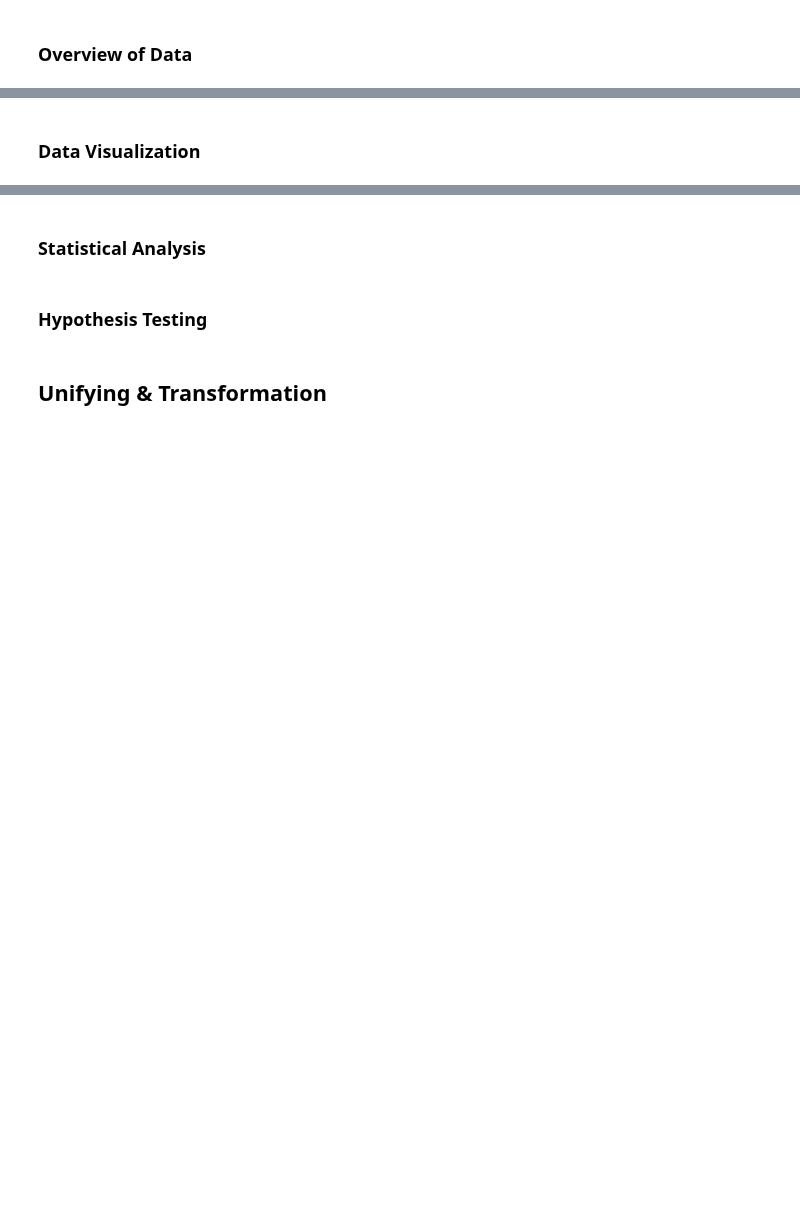
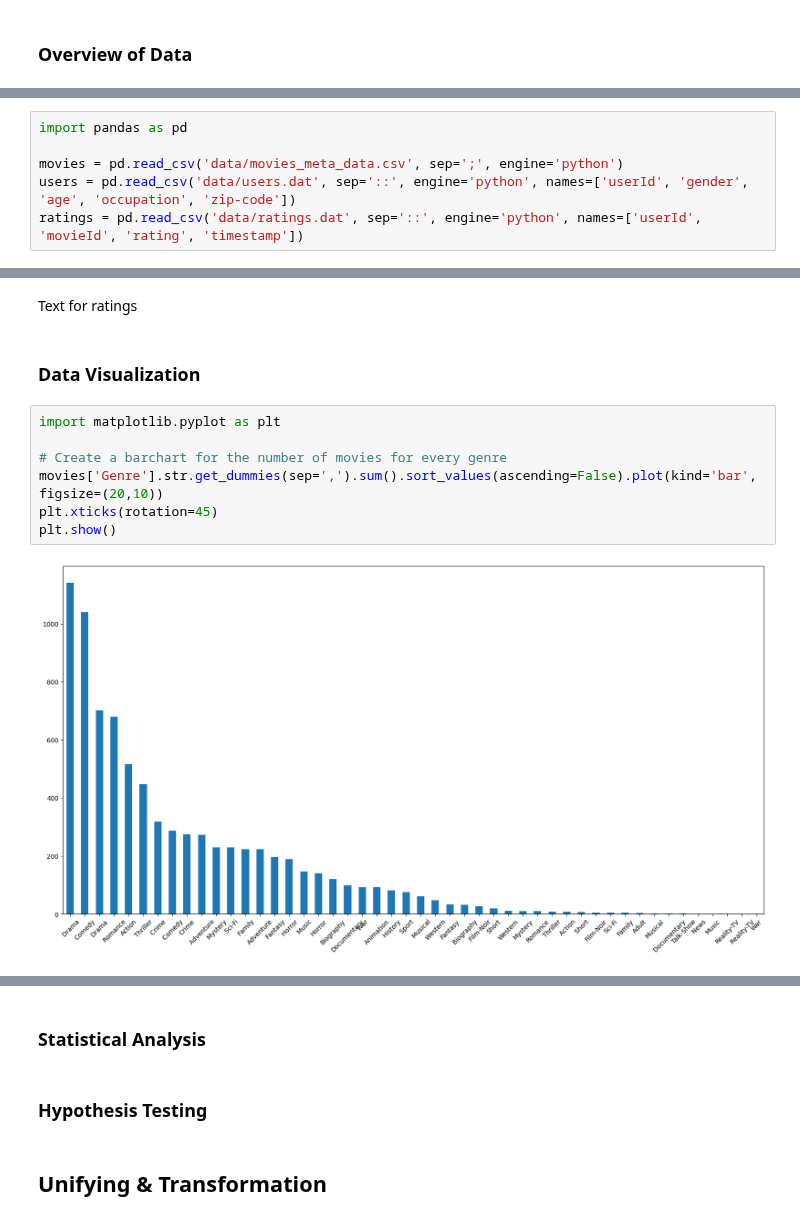
Before and after one commit to FabioArdi/morebo, a Jupyter notebook: final.ipynb, the cells around one changed output, grey strips where cells are left out. Saved outputs shown, nothing was run; the diff lists cells and outputs as text; blank space fills up the shorter version.

Commit message:
Name changed and EDA started on final

```diff
--- a/final.ipynb
+++ b/final.ipynb
@@ -53,0 +63,6 @@ The problem we are trying to solve is to create a machine learning model that ca
+# %%
+import pandas as pd
+
+movies = pd.read_csv('data/movies_meta_data.csv', sep=';', engine='python')
+users = pd.read_csv('data/users.dat', sep='::', engine='python', names=['userId', 'gender', 'age', 'occupation', 'zip-code'])
+ratings = pd.read_csv('data/ratings.dat', sep='::', engine='python', names=['userId', 'movieId', 'rating', 'timestamp'])
@@ -54,2 +103,13 @@ The problem we are trying to solve is to create a machine learning model that ca
+# %% [markdown]
+Text for ratings
 # %% [markdown]
 ### Data Visualization
+# %%
+import matplotlib.pyplot as plt
+
+# Create a barchart for the number of movies for every genre
+movies['Genre'].str.get_dummies(sep=',').sum().sort_values(ascending=False).plot(kind='bar', figsize=(20,10))
+plt.xticks(rotation=45)
+plt.show()
+# %% [output]
+[figure, added]
```
Also changed, not shown: parts of 11 cells of this notebook, 1 other file.
